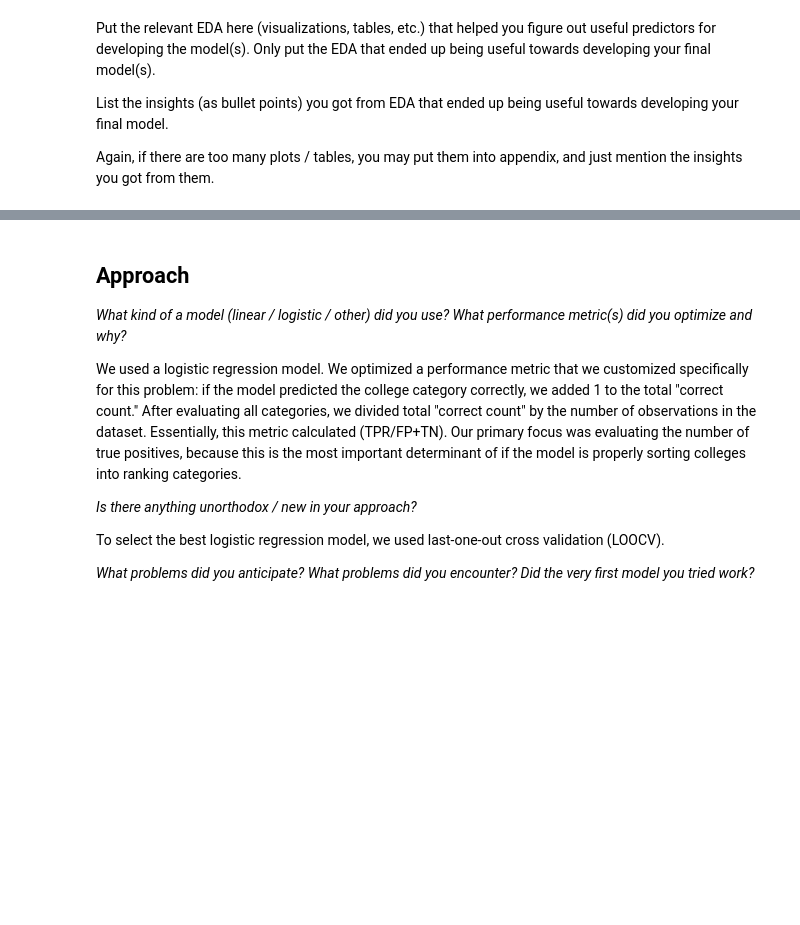
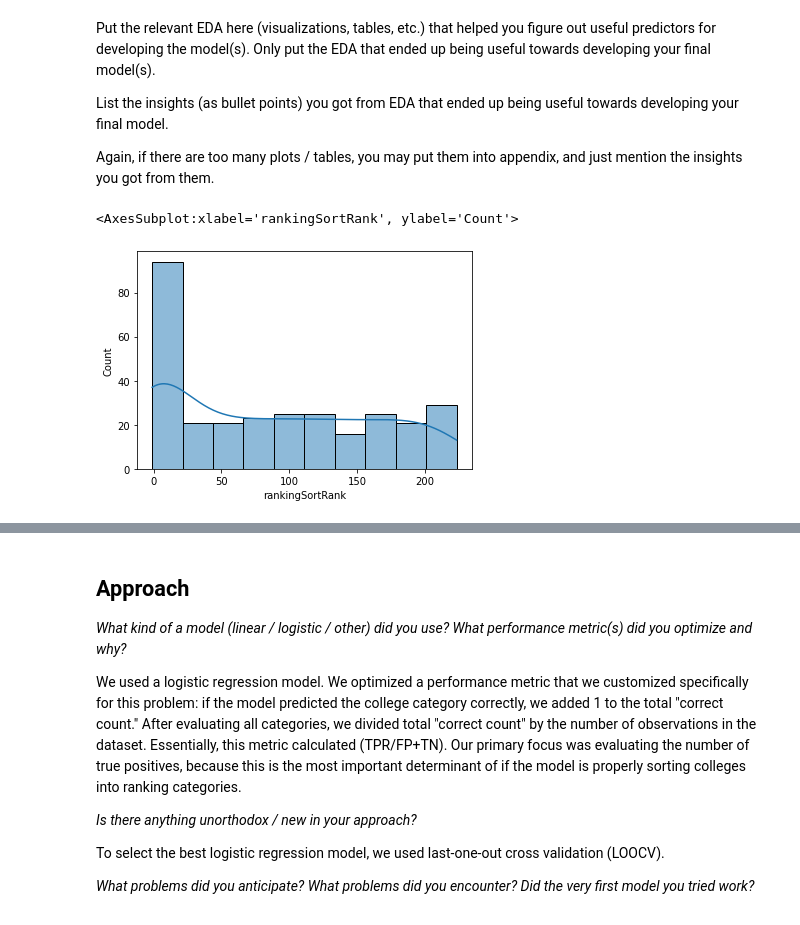
Before and after one commit to shrayvaidya/datasci303-2, a Jupyter notebook: ProjectReport_SIMP.ipynb, the cells around one changed output, grey strips where cells are left out. Saved outputs shown, nothing was run; the diff lists cells and outputs as text; code cells hidden in the pictures; blank space fills up the shorter version.

```diff
--- a/ProjectReport_SIMP.ipynb
+++ b/ProjectReport_SIMP.ipynb
@@ -81,3 +82,11 @@ Put the relevant EDA here (visualizations, tables, etc.) that helped you figure
 List the insights (as bullet points) you got from EDA that ended up being useful towards developing your final model.
 
 Again, if there are too many plots / tables, you may put them into appendix, and just mention the insights you got from them.
+# %%
+import pandas as pd
+import seaborn as sns
+dfeda = pd.read_csv('/Users/isabelpodolsky/Desktop/newdata.csv')
+sns.histplot(dfeda.rankingSortRank, kde = True)
+# %% [output]
+<AxesSubplot:xlabel='rankingSortRank', ylabel='Count'>
+[figure, added]
```
Also changed, not shown: parts of 5 cells of this notebook.
